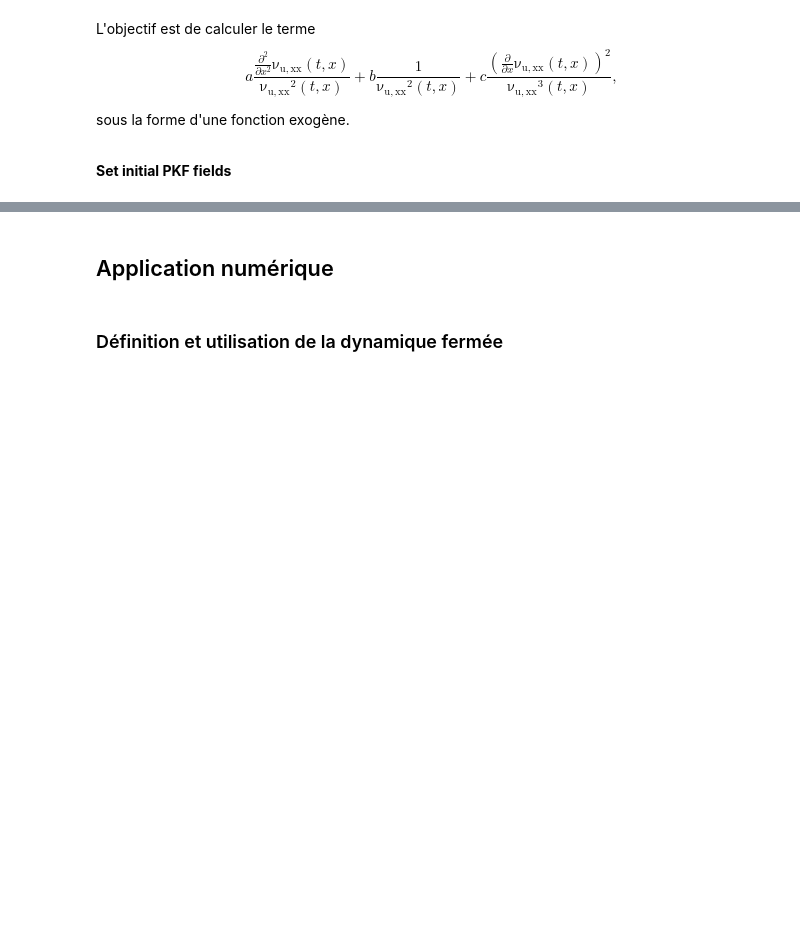
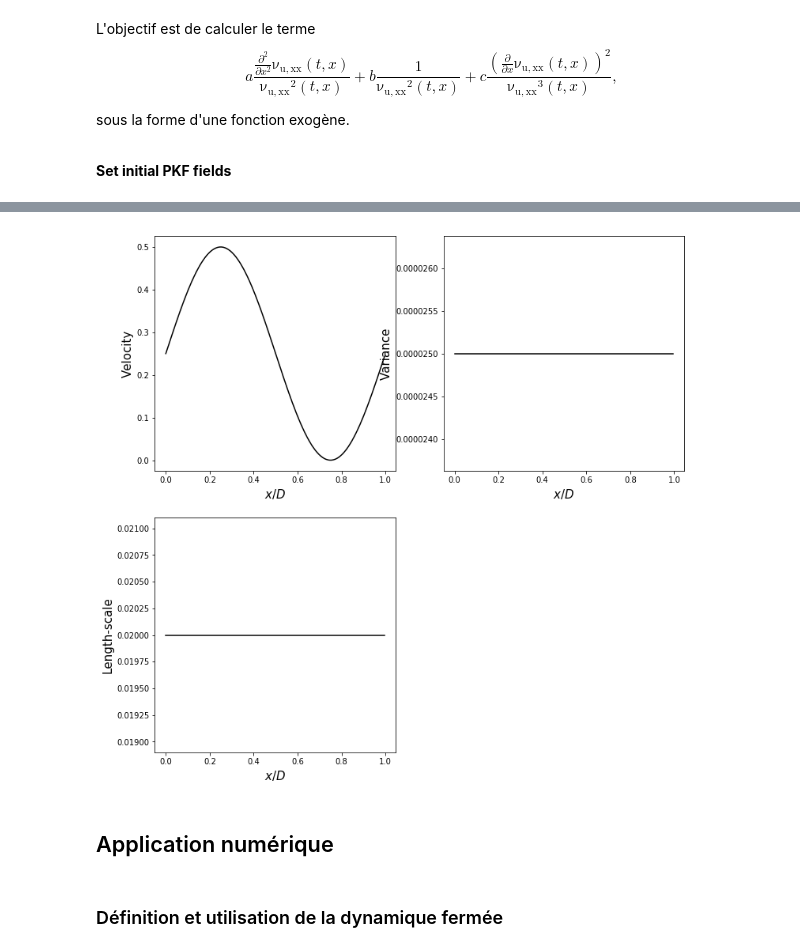
Before and after one commit to opannekoucke/pdenetgen, a Jupyter notebook: example/pdenetgen-NN-PKF_burgers_learn-exogenous-closure.ipynb, the cells around one changed output, grey strips where cells are left out. Saved outputs shown, nothing was run; the diff lists cells and outputs as text; code cells hidden in the pictures; blank space fills up the shorter version.

```diff
--- a/example/pdenetgen-NN-PKF_burgers_learn-exogenous-closure.ipynb
+++ b/example/pdenetgen-NN-PKF_burgers_learn-exogenous-closure.ipynb
@@ -282,13 +350,15 @@ normalization = {
 # %%
 length_scale = lambda nu: np.sqrt(2*nu)
 plt.figure(figsize=(12,12))
 for k,field in enumerate(normalization):
     plt.subplot(221+k)
     if field=='Length-scale':
-        data = {0:length_scale(state0[k])}
+        data = {0:length_scale(state0[0][k])}
     else:
-        data = {0:state0[k]}
+        data = {0:state0[0][k]}
     plot_results(data, label=field)
+# %% [output]
+[figure, added]
 # %% [markdown]
 ## Application numérique <a id='num'/>
 # %%
```
Also changed, not shown: parts of 22 cells of this notebook, 2 other files.
